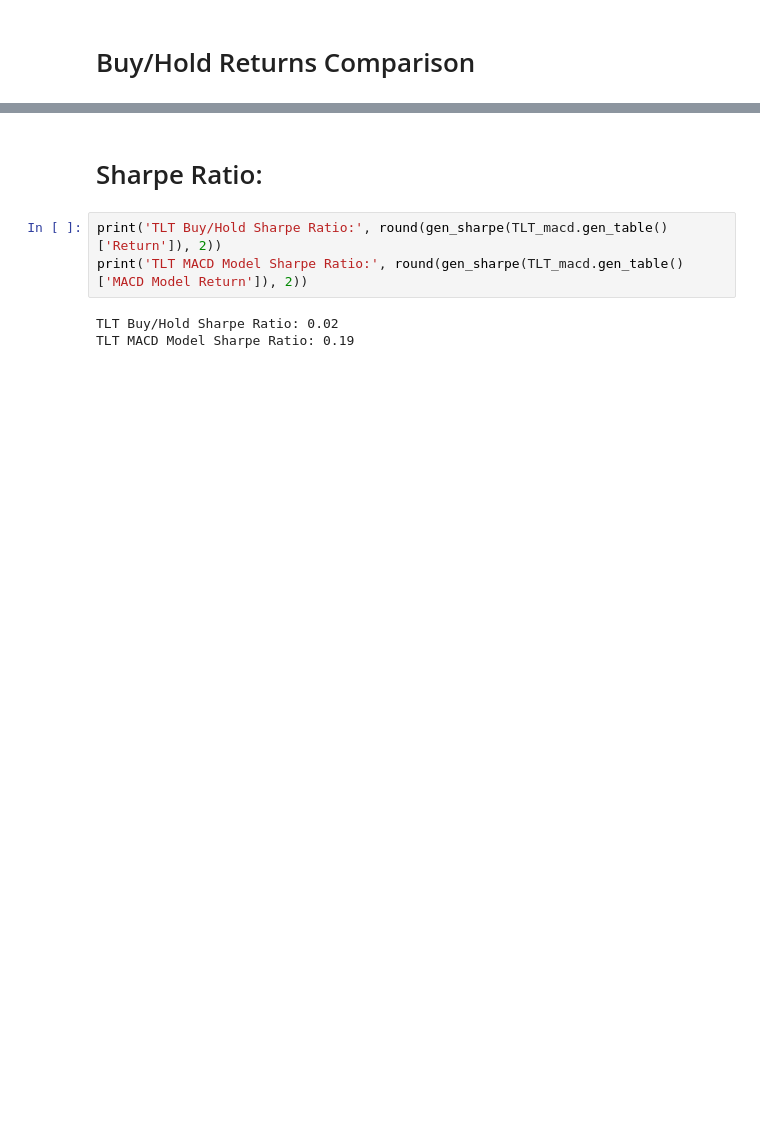
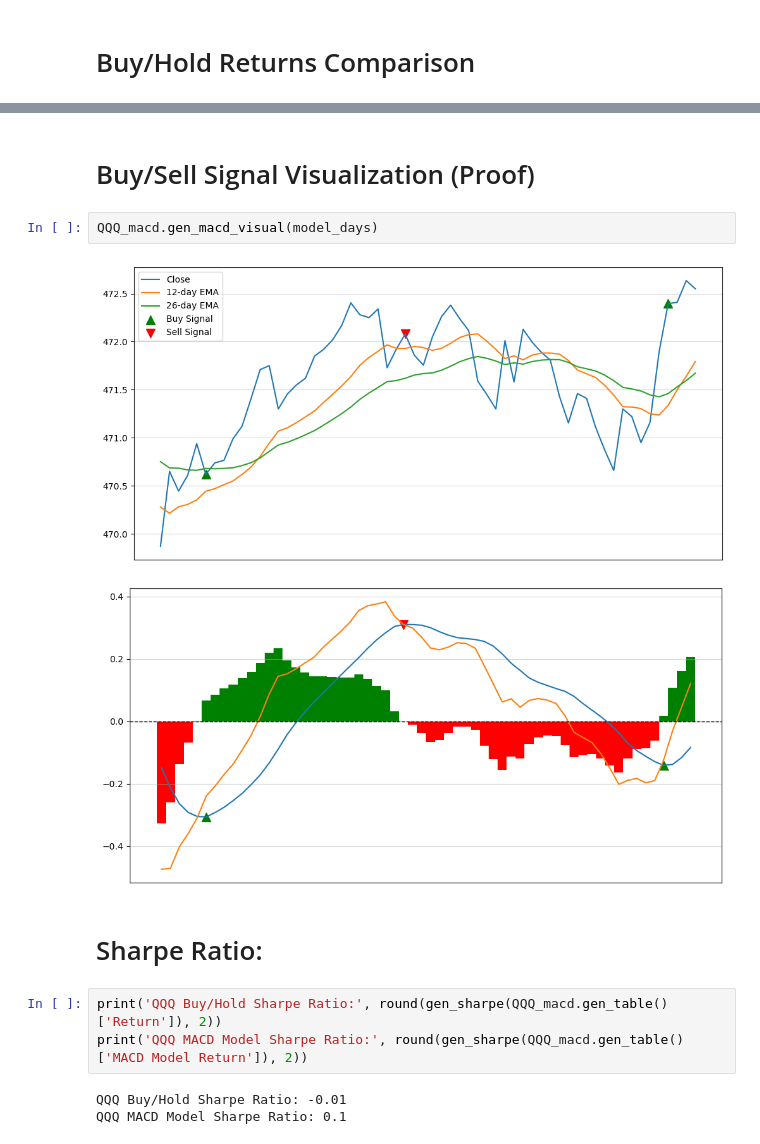
Before and after one commit to FilBillions/MACD_Model, a Jupyter notebook: MACD_Model.ipynb, the cells around one changed output, grey strips where cells are left out. Cells and saved outputs as stored; diff of their text form; blank space fills up the shorter version.

```diff
--- a/MACD_Model.ipynb
+++ b/MACD_Model.ipynb
@@ -51,8 +59,15 @@ TLT Cumulative MACD Model Return: 25.48
+# %% [markdown]
+# Buy/Sell Signal Visualization (Proof)
+# %%
+QQQ_macd.gen_macd_visual(model_days)
+# %% [output]
+[figure, new version]
+[figure, new version]
 # %% [markdown]
 # Sharpe Ratio:
 # %%
-print('TLT Buy/Hold Sharpe Ratio:', round(gen_sharpe(TLT_macd.gen_table()['Return']), 2))
-print('TLT MACD Model Sharpe Ratio:', round(gen_sharpe(TLT_macd.gen_table()['MACD Model Return']), 2))
+print('QQQ Buy/Hold Sharpe Ratio:', round(gen_sharpe(QQQ_macd.gen_table()['Return']), 2))
+print('QQQ MACD Model Sharpe Ratio:', round(gen_sharpe(QQQ_macd.gen_table()['MACD Model Return']), 2))
 # %% [output]
-TLT Buy/Hold Sharpe Ratio: 0.02
-TLT MACD Model Sharpe Ratio: 0.19
+QQQ Buy/Hold Sharpe Ratio: -0.01
+QQQ MACD Model Sharpe Ratio: 0.1
```
Also changed, not shown: parts of 5 cells of this notebook, 1 other file.
